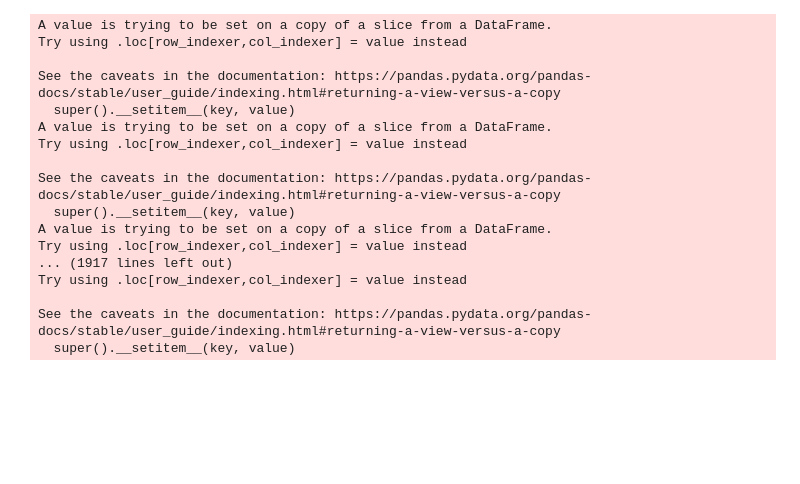
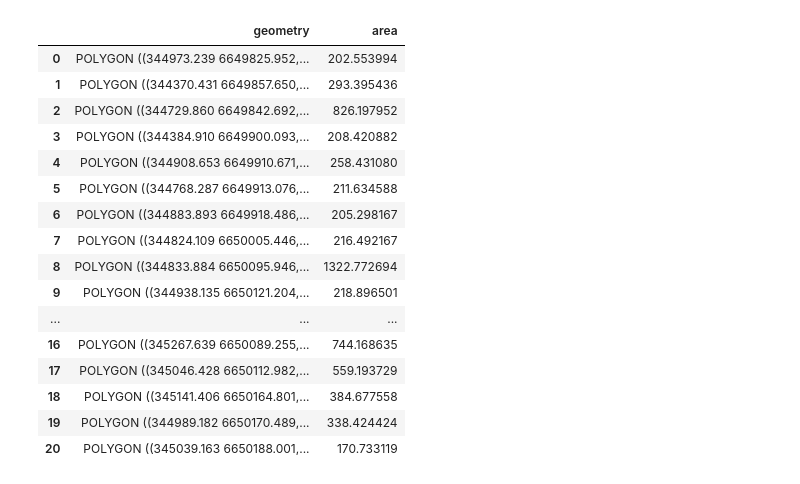
Before and after one commit to aimclub/blocksnet, a Jupyter notebook: examples/vacant_area.ipynb, the cells around one changed output. Drawn from its saved outputs; the diff is of its cells as text; code cells hidden in the pictures; blank space fills up the shorter version.

```diff
--- a/examples/vacant_area.ipynb
+++ b/examples/vacant_area.ipynb
@@ -39,23 +44,24 @@ from masterplan_tools.method.vacant_area import VacantArea
 # %%
 vacant_area = VacantArea(city_model=city_model)
 # %%
-va = vacant_area.get_vacant_area(blpck_id=None)
+result = vacant_area.get_vacant_area(blpck_id=47)
+result
 # %% [output]
-A value is trying to be set on a copy of a slice from a DataFrame.
-Try using .loc[row_indexer,col_indexer] = value instead
-
-See the caveats in the documentation: https://pandas.pydata.org/pandas-docs/stable/user_guide/indexing.html#returning-a-view-versus-a-copy
-  super().__setitem__(key, value)
-A value is trying to be set on a copy of a slice from a DataFrame.
-Try using .loc[row_indexer,col_indexer] = value instead
-
-See the caveats in the documentation: https://pandas.pydata.org/pandas-docs/stable/user_guide/indexing.html#returning-a-view-versus-a-copy
-  super().__setitem__(key, value)
-A value is trying to be set on a copy of a slice from a DataFrame.
-Try using .loc[row_indexer,col_indexer] = value instead
-... (1917 lines left out)
-Try using .loc[row_indexer,col_indexer] = value instead
-
-See the caveats in the documentation: https://pandas.pydata.org/pandas-docs/stable/user_guide/indexing.html#returning-a-view-versus-a-copy
-  super().__setitem__(key, value)
+|  | geometry | area |
+| 0 | POLYGON ((344973.239 6649825.952,... | 202.553994 |
+| 1 | POLYGON ((344370.431 6649857.650,... | 293.395436 |
+| 2 | POLYGON ((344729.860 6649842.692,... | 826.197952 |
+| 3 | POLYGON ((344384.910 6649900.093,... | 208.420882 |
+| 4 | POLYGON ((344908.653 6649910.671,... | 258.431080 |
+| 5 | POLYGON ((344768.287 6649913.076,... | 211.634588 |
+| 6 | POLYGON ((344883.893 6649918.486,... | 205.298167 |
+| 7 | POLYGON ((344824.109 6650005.446,... | 216.492167 |
+| 8 | POLYGON ((344833.884 6650095.946,... | 1322.772694 |
+| 9 | POLYGON ((344938.135 6650121.204,... | 218.896501 |
+| ... | ... | ... |
+| 16 | POLYGON ((345267.639 6650089.255,... | 744.168635 |
+| 17 | POLYGON ((345046.428 6650112.982,... | 559.193729 |
+| 18 | POLYGON ((345141.406 6650164.801,... | 384.677558 |
+| 19 | POLYGON ((344989.182 6650170.489,... | 338.424424 |
+| 20 | POLYGON ((345039.163 6650188.001,... | 170.733119 |
 # %%
```
Also changed, not shown: parts of 2 cells of this notebook, 2 other files.
